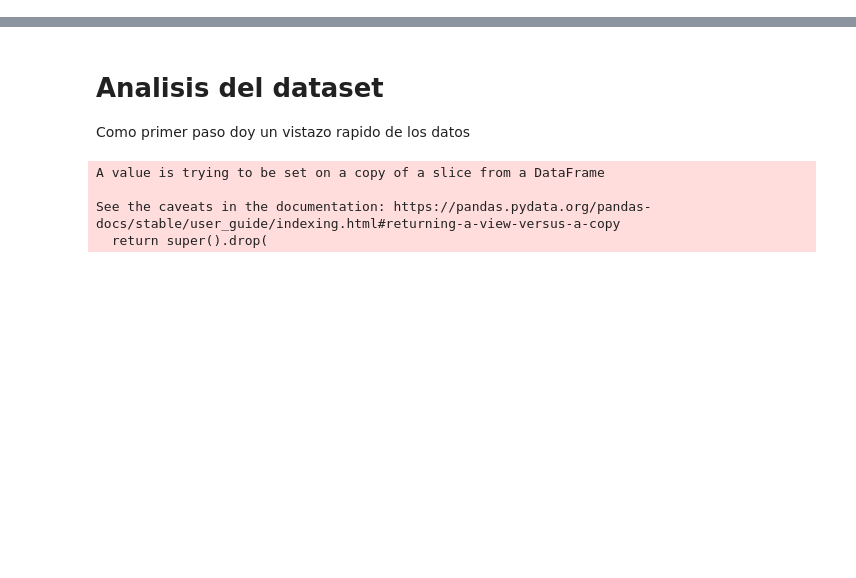
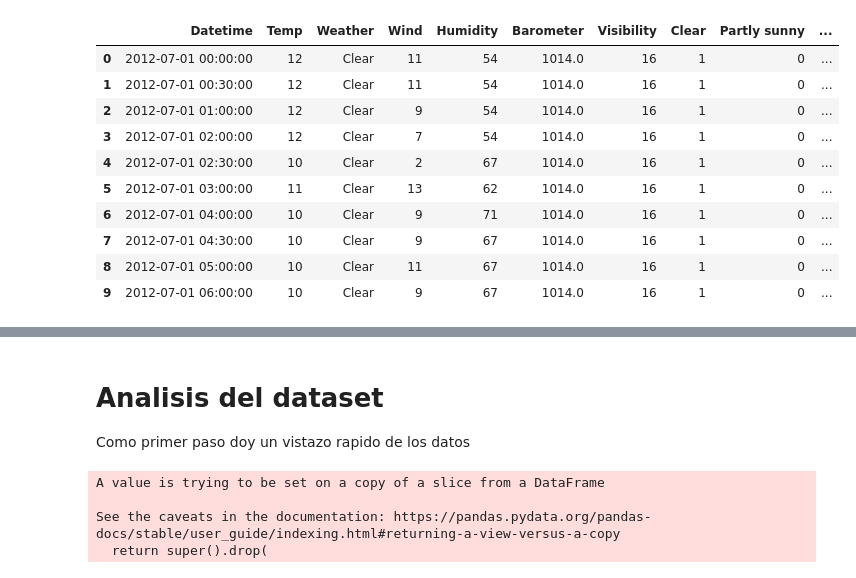
Before and after one commit to PabloSGomez50/humai-solar-panels, a Jupyter notebook: join_dataframe.ipynb, the cells around one changed output, grey strips where cells are left out. Drawn from its saved outputs; the diff is of its cells as text; code cells hidden in the pictures; blank space fills up the shorter version.

```diff
--- a/join_dataframe.ipynb
+++ b/join_dataframe.ipynb
@@ -103,3 +126,17 @@ def grafico_barras_promedio(feature):
 df_clima = get_dataset_clima()
 # %%
 df_produccion = get_dataset_produccion()
+# %%
+df_clima.head(10)
+# %% [output]
+|  | Datetime | Temp | Weather | Wind | Humidity | Barometer | Visibility | Clear | Partly sunny | ... |
+| 0 | 2012-07-01 00:00:00 | 12 | Clear | 11 | 54 | 1014.0 | 16 | 1 | 0 | ... |
+| 1 | 2012-07-01 00:30:00 | 12 | Clear | 11 | 54 | 1014.0 | 16 | 1 | 0 | ... |
+| 2 | 2012-07-01 01:00:00 | 12 | Clear | 9 | 54 | 1014.0 | 16 | 1 | 0 | ... |
+| 3 | 2012-07-01 02:00:00 | 12 | Clear | 7 | 54 | 1014.0 | 16 | 1 | 0 | ... |
+| 4 | 2012-07-01 02:30:00 | 10 | Clear | 2 | 67 | 1014.0 | 16 | 1 | 0 | ... |
+| 5 | 2012-07-01 03:00:00 | 11 | Clear | 13 | 62 | 1014.0 | 16 | 1 | 0 | ... |
+| 6 | 2012-07-01 04:00:00 | 10 | Clear | 9 | 71 | 1014.0 | 16 | 1 | 0 | ... |
+| 7 | 2012-07-01 04:30:00 | 10 | Clear | 9 | 67 | 1014.0 | 16 | 1 | 0 | ... |
+| 8 | 2012-07-01 05:00:00 | 10 | Clear | 11 | 67 | 1014.0 | 16 | 1 | 0 | ... |
+| 9 | 2012-07-01 06:00:00 | 10 | Clear | 9 | 67 | 1014.0 | 16 | 1 | 0 | ... |
```
Also changed, not shown: parts of 14 cells of this notebook.
